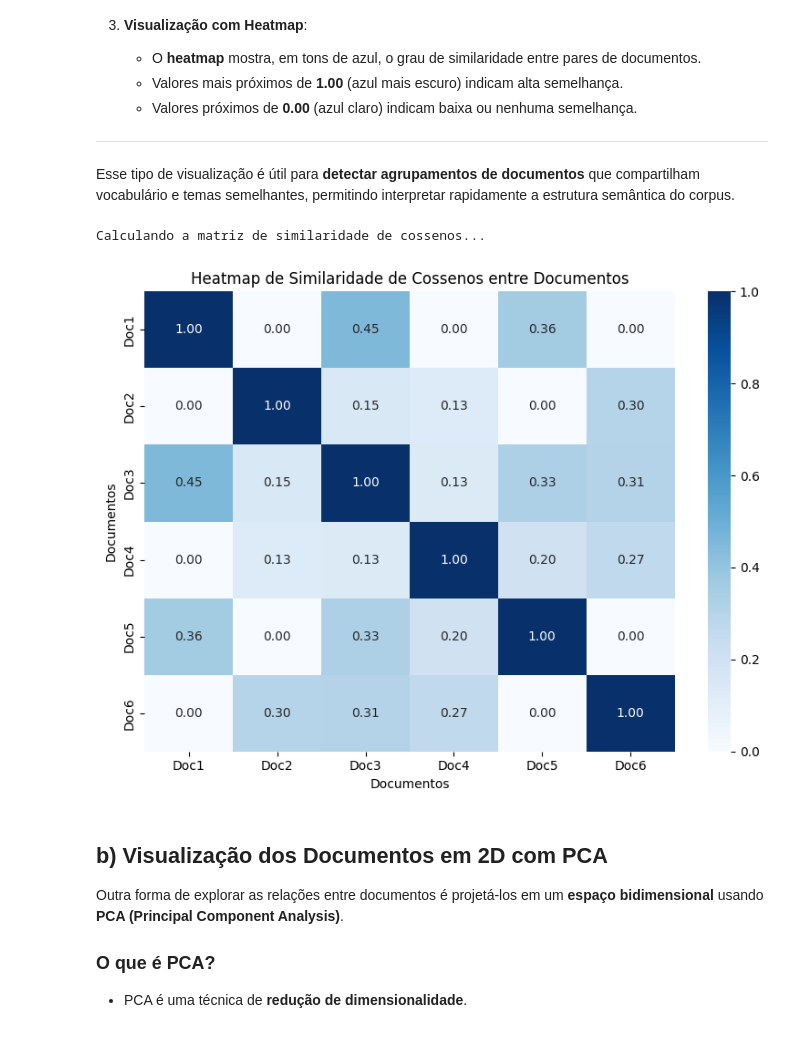
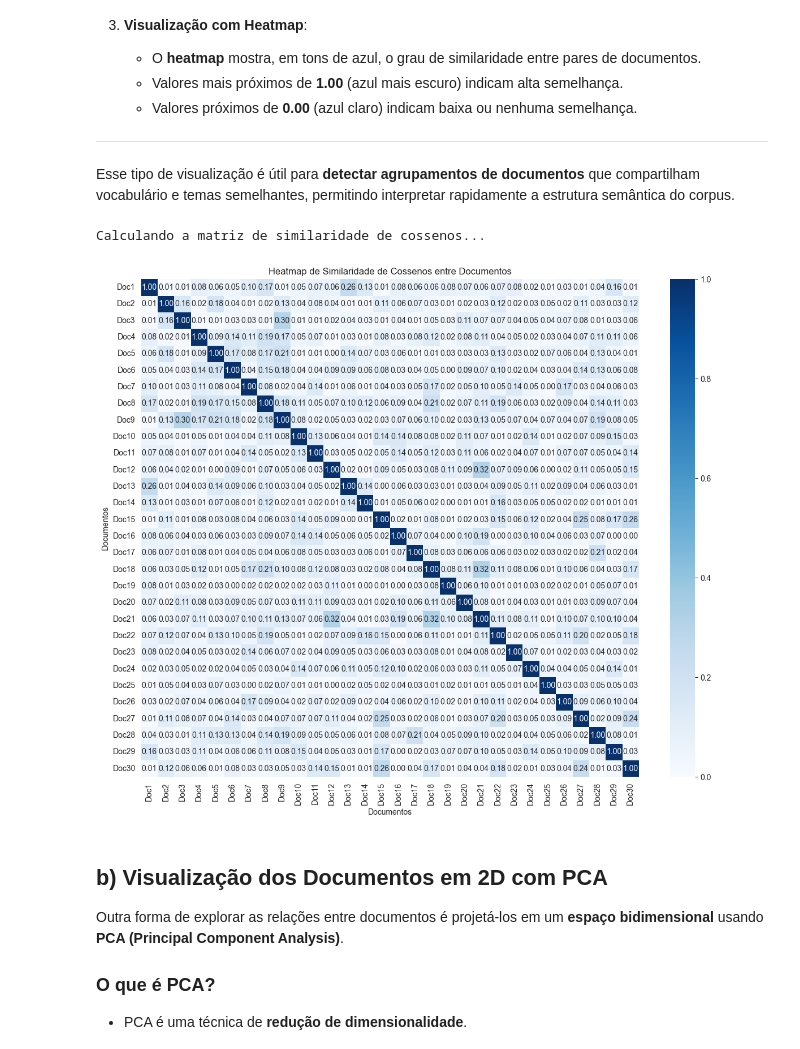
Before and after one commit to GCSouzaLab/NLP---Natural-Language-Processing, a Jupyter notebook: PLN_Aula_6_BoW_e_TF_IDF_simples.ipynb, the cells around one changed output. Saved outputs shown, nothing was run; the diff lists cells and outputs as text; code cells hidden in the pictures.

```diff
--- a/PLN_Aula_6_BoW_e_TF_IDF_simples.ipynb
+++ b/PLN_Aula_6_BoW_e_TF_IDF_simples.ipynb
@@ -56,18 +56,12 @@ import ast
 df = pd.read_csv("todas_as_praias_lemmatized.csv", encoding="utf-8-sig")
 # corpus = df["title_stemming"].apply(ast.literal_eval).apply(lambda x: " ".join(x))
 
-cols_to_parse = {"title_stemming"}
-bow_list = []
-for col_name in df.columns:
-    if col_name in cols_to_parse:
-        col = df[col_name]
-        for cell in col.values:
-            bow_list.extend(ast.literal_eval(cell))
-
-
-print(bow_list)
-corpus = bow_list
-# print(df["title_stemming"].apply(ast.literal_eval).apply(lambda x: " ".join(x)).tolist())
+# um documento por review, com título e texto juntos
+corpus = (
+    df["title_stemming"].apply(ast.literal_eval).apply(lambda x: " ".join(x))
+    + " " +
+    df["text_stemming"].apply(ast.literal_eval).apply(lambda x: " ".join(x))
+)
 
 query = "praia bonita"
 
@@ -316,31 +304,30 @@ Esse tipo de visualização é útil para **detectar agrupamentos de documentos*
 # %%
 # 7. Visualizações
 
 # a) Heatmap da Similaridade de Cossenos entre Documentos
 # Primeiro, calculamos a matriz de similaridade (documento x documento) usando a matriz TF-IDF
 print("Calculando a matriz de similaridade de cossenos...")
-sim_matrix = cosine_similarity(X_tfidf, X_tfidf)
-
-# Para melhor visualização, criamos um DataFrame com os rótulos corretos
-doc_labels = [f"Doc{i+1}" for i in range(len(corpus))]
+# Pega só os 30 primeiros documentos para o heatmap ficar legível
+amostra = 30
+sim_matrix = cosine_similarity(X_tfidf[:amostra], X_tfidf[:amostra])
+doc_labels = [f"Doc{i+1}" for i in range(amostra)]
 df_similarity = pd.DataFrame(sim_matrix, index=doc_labels, columns=doc_labels)
 
-# Agora, geramos o heatmap a partir dessa matriz de similaridade
-plt.figure(figsize=(8, 6))
+plt.figure(figsize=(12, 10))
 sns.heatmap(
     df_similarity,
-    annot=True,          # Exibe os valores de similaridade nas células
-    cmap="Blues",        # Mapa de cores em tons de azul
-    fmt=".2f"            # Formata os números com duas casas decimais
+    annot=True,       # OK com 30 docs
+    cmap="Blues",
+    fmt=".2f"
 )
 plt.title("Heatmap de Similaridade de Cossenos entre Documentos")
 plt.xlabel("Documentos")
 plt.ylabel("Documentos")
 plt.tight_layout()
 plt.show()
 # %% [output]
 Calculando a matriz de similaridade de cossenos...
-[figure, old version]
+[figure, new version]
 # %% [markdown]
 ## b) Visualização dos Documentos em 2D com PCA
 
```
Also changed, not shown: parts of 5 cells of this notebook, 1 other file.
